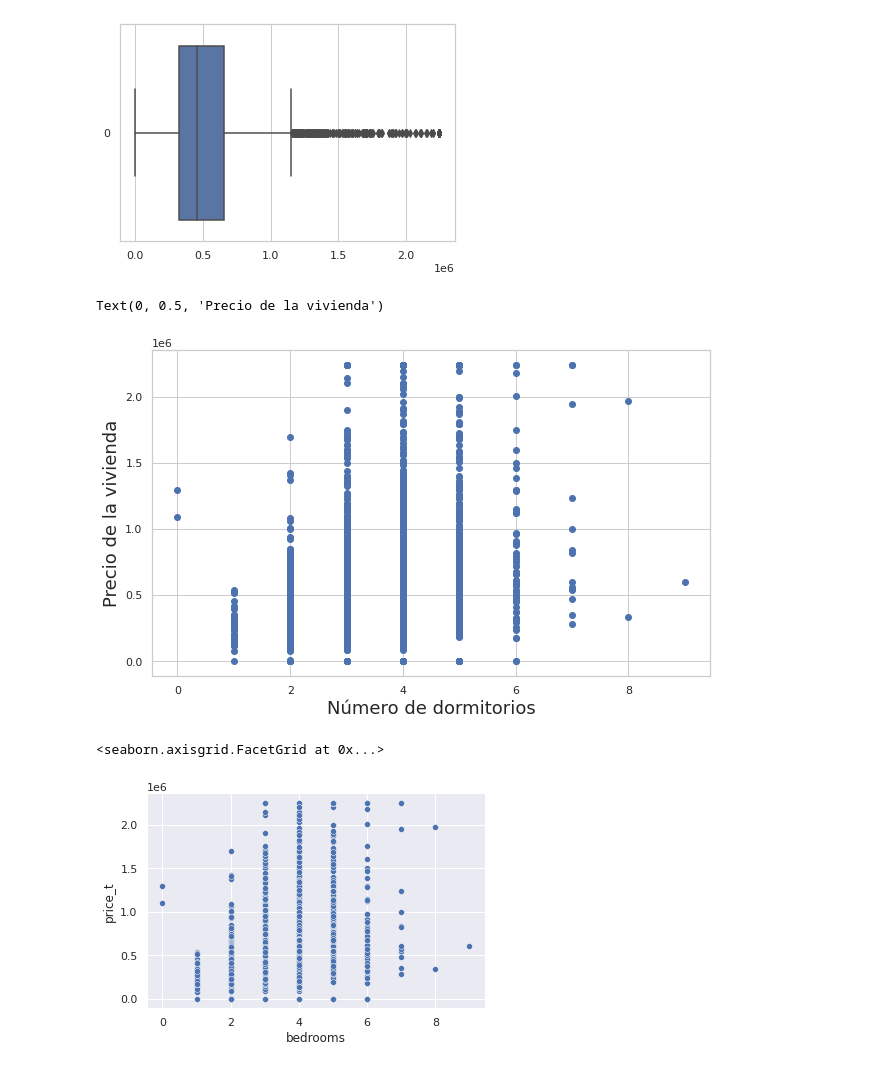
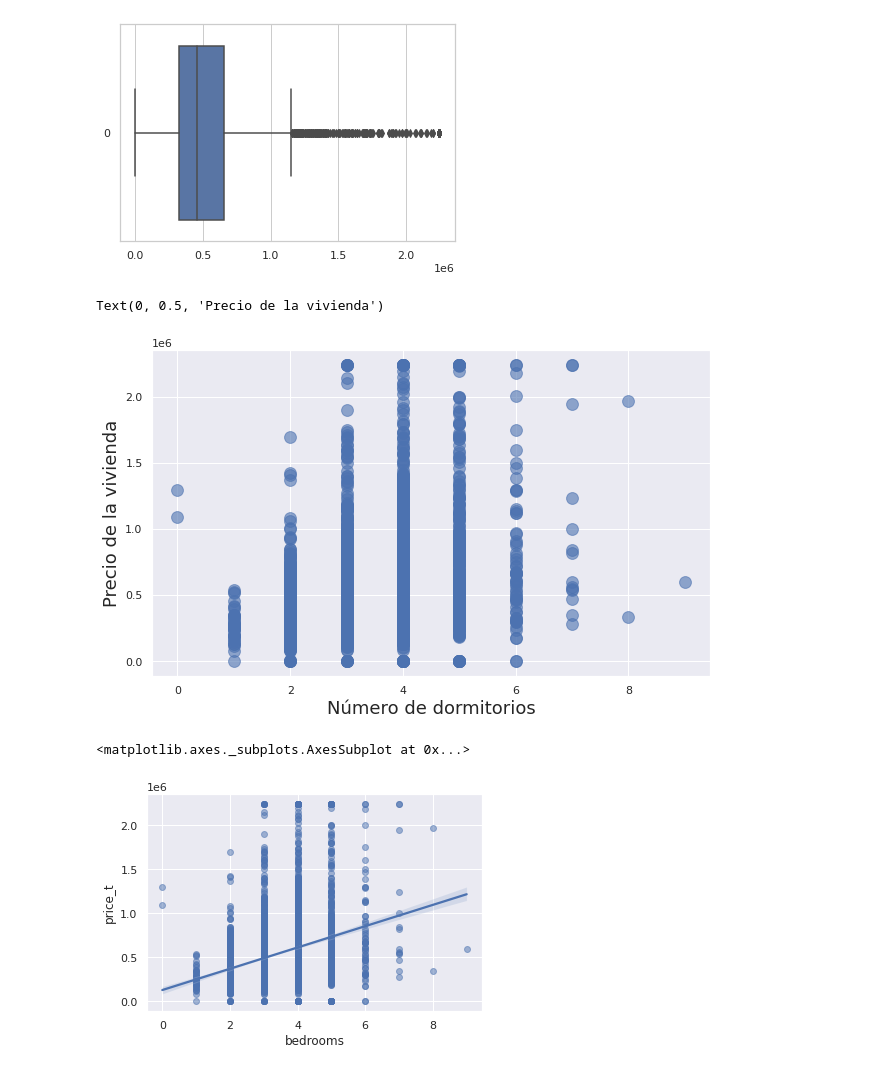
Before and after one commit to JCaballerot/Data_science_for_business, a Jupyter notebook: regresion_lineal/sidney_data_housing.ipynb, the cells around one changed output. Saved outputs shown, nothing was run; the diff lists cells and outputs as text; code cells hidden in the pictures.

```diff
--- a/regresion_lineal/sidney_data_housing.ipynb
+++ b/regresion_lineal/sidney_data_housing.ipynb
@@ -48,16 +48,15 @@ ax = sns.boxplot(data = pddf.price_t, orient="h")
 # %%
 plt.rcParams["figure.figsize"] = (10,6)
 
-plt.scatter(pddf.bedrooms, pddf.price_t)
+plt.scatter(pddf.bedrooms, pddf.price_t, s = 140, alpha = 0.6)
 plt.xlabel("Número de dormitorios", fontsize=18)
 plt.ylabel("Precio de la vivienda", rotation=90, fontsize=18)
 # %% [output]
 Text(0, 0.5, 'Precio de la vivienda')
-[figure, old version]
+[figure, new version]
 # %%
-
 sns.set(rc={'figure.figsize':(6, 4)})
-sns.relplot(data = pddf, x="bedrooms", y="price_t", height=4, aspect=11.7/8.27)
+sns.regplot(data = pddf, x="bedrooms", y="price_t", scatter_kws = {'alpha': 0.5})
 # %% [output]
-<seaborn.axisgrid.FacetGrid at 0x...>
+<matplotlib.axes._subplots.AxesSubplot at 0x...>
-[figure, old version]
+[figure, new version]
```
Also changed, not shown: parts of 2 cells of this notebook.
